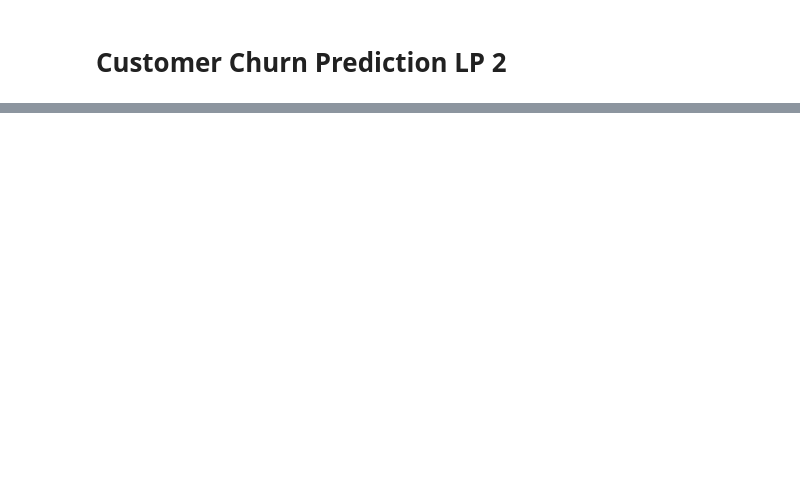
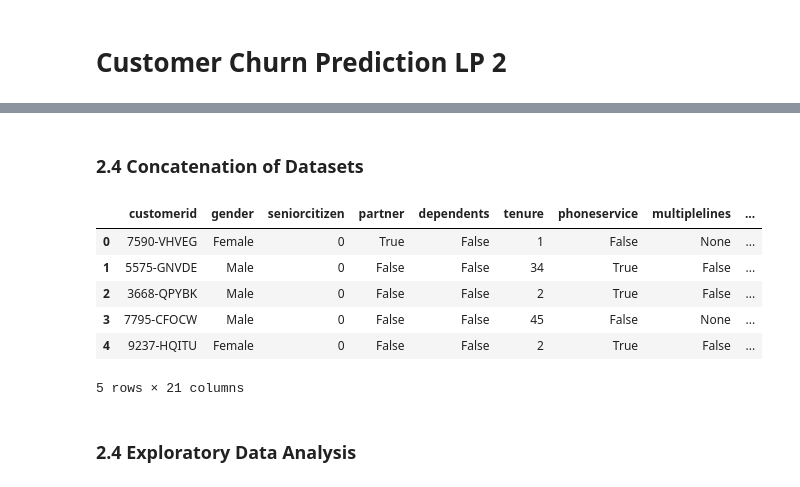
Before and after one commit to Davis-Azangu-DataAnalyst/Classification-Project-LP2, a Jupyter notebook: Notebooks/Churn_LP2.ipynb, the cells around one changed output, grey strips where cells are left out. Cells and saved outputs as stored; diff of their text form; code cells hidden in the pictures; blank space fills up the shorter version.

```diff
--- a/Notebooks/Churn_LP2.ipynb
+++ b/Notebooks/Churn_LP2.ipynb
@@ -8,0 +68,8 @@ The scope of the project encompasses comprehensive phases including data collect
+# %%
+connection = pyodbc.connect(connection_string)
+# %%
+##sql query to retrieve data from the table LP1_startup_2020
+query1="SELECT * FROM dbo.LP2_Telco_churn_first_3000"
+
+##execute the sql query and load into pandas DataFrame
+data1 = pd.read_sql(query1,connection)
@@ -8,0 +238,2 @@ The scope of the project encompasses comprehensive phases including data collect
+# %% [markdown]
+### 2.4 Concatenation of Datasets
@@ -8,0 +268,14 @@ The scope of the project encompasses comprehensive phases including data collect
+# %%
+## combined dataset (df)
+df = concat_dataframes(data1,data2)
+df.head()
+# %% [output]
+|  | customerid | gender | seniorcitizen | partner | dependents | tenure | phoneservice | multiplelines | ... |
+| 0 | 7590-VHVEG | Female | 0 | True | False | 1 | False | None | ... |
+| 1 | 5575-GNVDE | Male | 0 | False | False | 34 | True | False | ... |
+| 2 | 3668-QPYBK | Male | 0 | False | False | 2 | True | False | ... |
+| 3 | 7795-CFOCW | Male | 0 | False | False | 45 | False | None | ... |
+| 4 | 9237-HQITU | Female | 0 | False | False | 2 | True | False | ... |
+5 rows × 21 columns
+# %% [markdown]
+### 2.4 Exploratory Data Analysis ###
```
Also changed, not shown: parts of 38 cells of this notebook.
